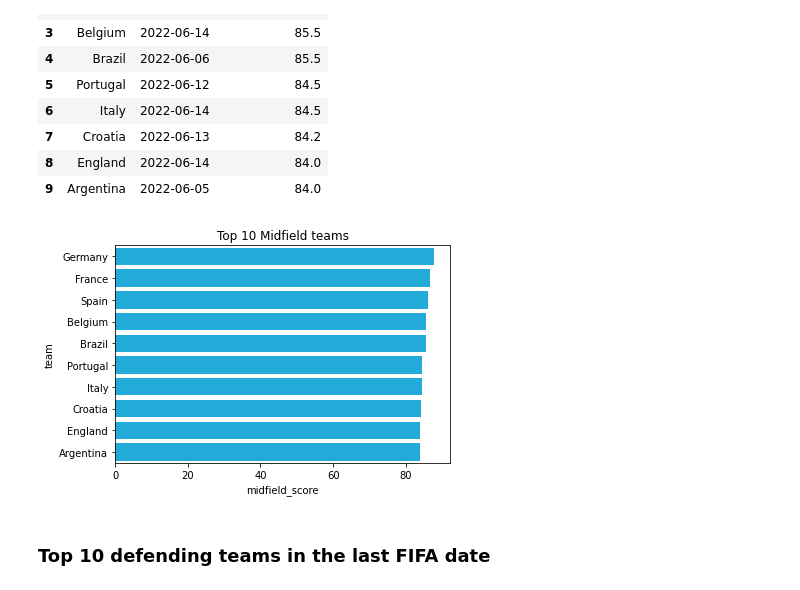
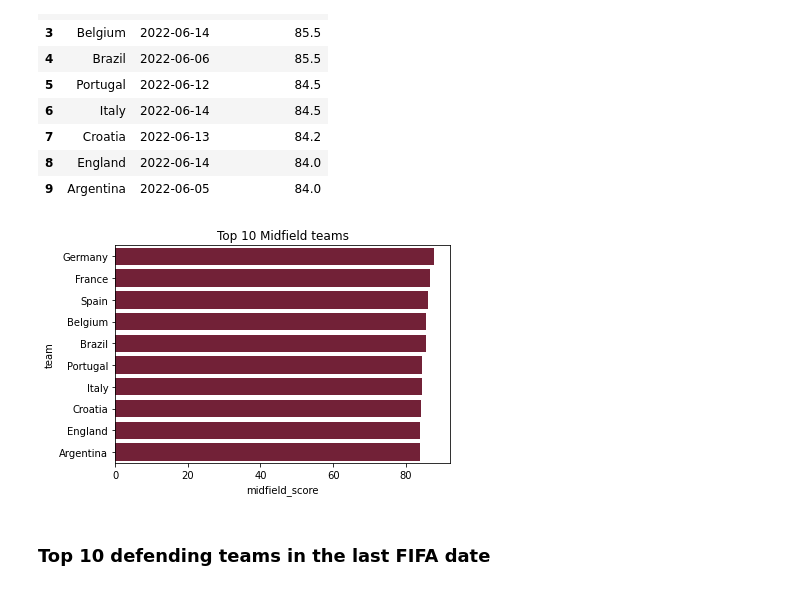
Before and after one commit to davidcamilo0710/QATAR_2022_Prediction, a Jupyter notebook: QATAR22_EDA+Data_Preparation.ipynb, the cells around one changed output. Saved outputs shown, nothing was run; the diff lists cells and outputs as text; code cells hidden in the pictures.

```diff
--- a/QATAR22_EDA+Data_Preparation.ipynb
+++ b/QATAR22_EDA+Data_Preparation.ipynb
@@ -174,10 +174,10 @@ fifa_midfield_top10
 | 8 | England | 2022-06-14 | 84.0 |
 | 9 | Argentina | 2022-06-05 | 84.0 |
 # %%
-sns.barplot(data=fifa_midfield_top10,x='midfield_score',y='team',color="#04b9f7")
+sns.barplot(data=fifa_midfield_top10, x='midfield_score', y='team', color="#7F1431")
 plt.title("Top 10 Midfield teams");
 # %% [output]
-[figure, old version]
+[figure, new version]
 # %% [markdown]
 ### Top 10 defending teams in the last FIFA date
 # %%
```
Also changed, not shown: parts of 15 cells of this notebook.
